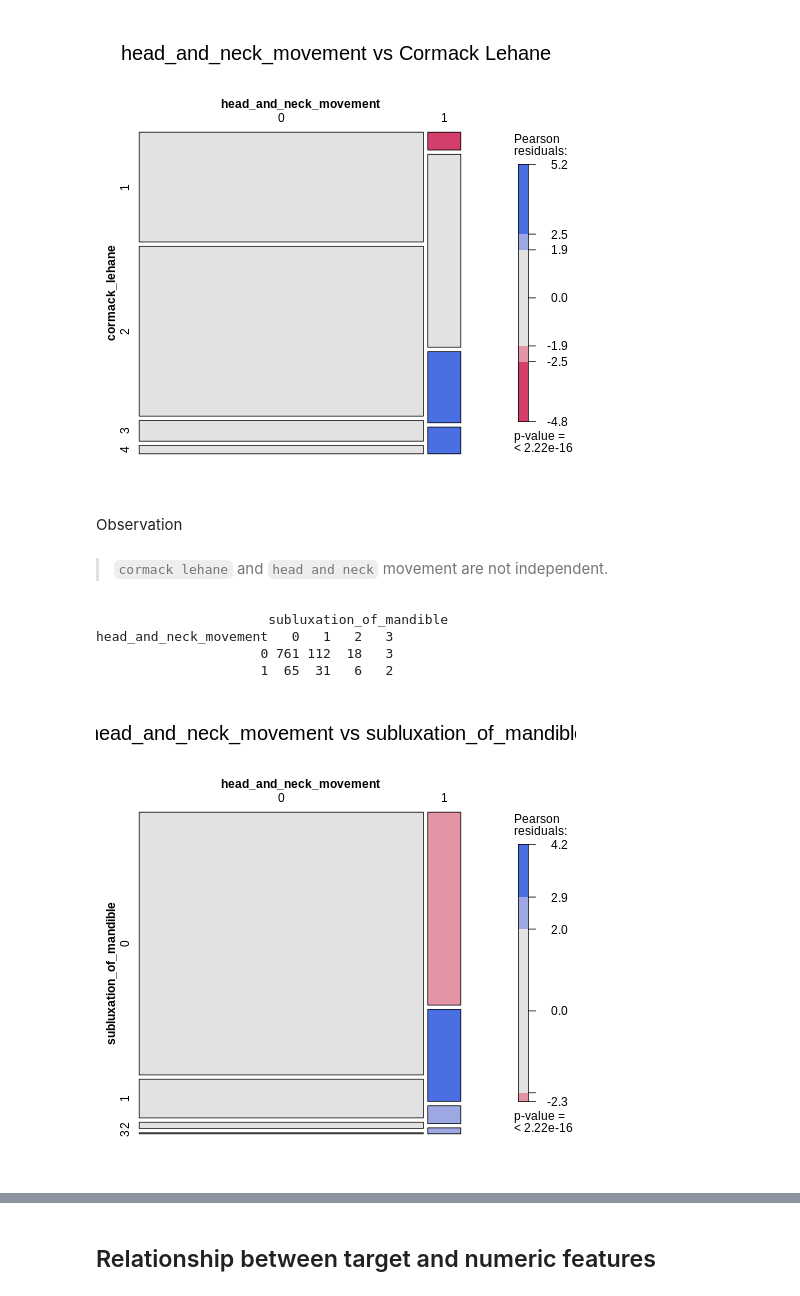
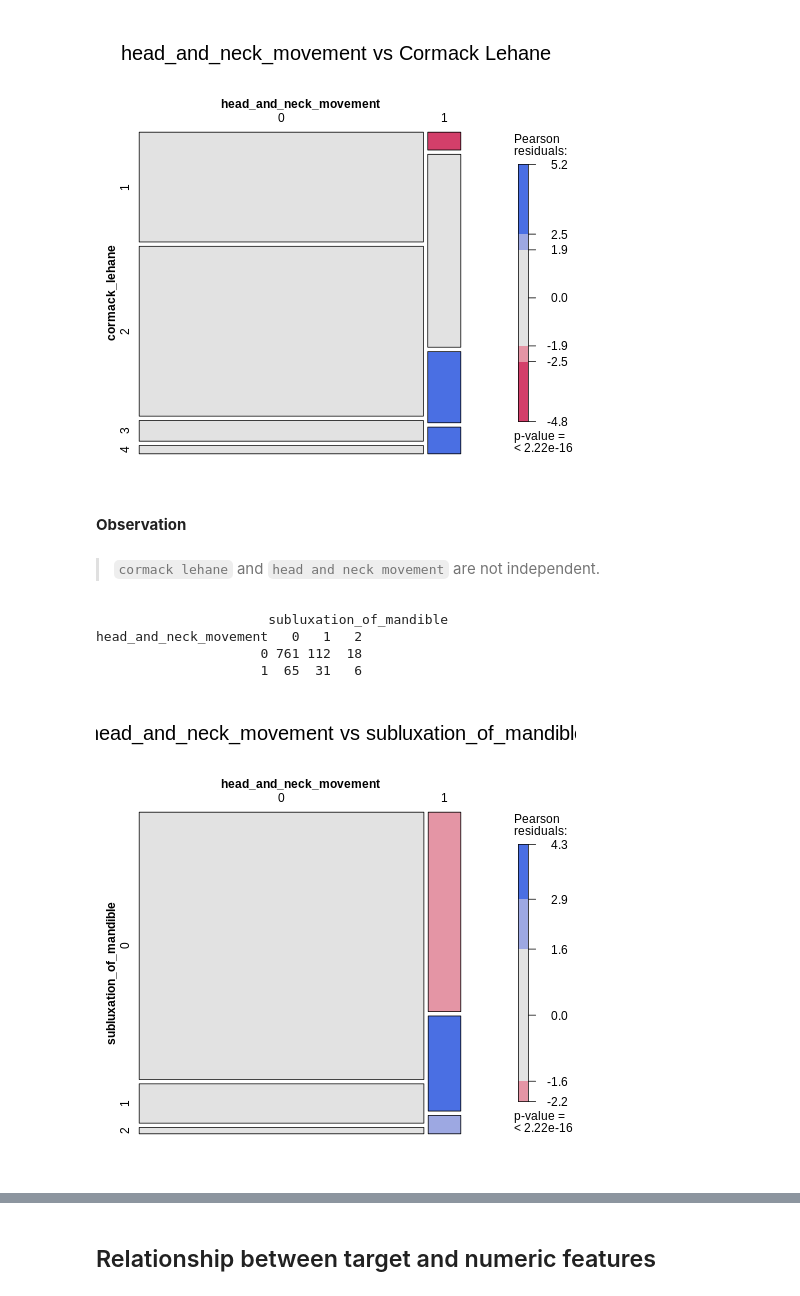
Before and after one commit to harnalashok/classification, a Jupyter notebook: airways.ipynb, the cells around one changed output, grey strips where cells are left out. Cells and saved outputs as stored; diff of their text form; code cells hidden in the pictures.

```diff
--- a/airways.ipynb
+++ b/airways.ipynb
@@ -778,26 +796,31 @@ head_and_neck_movement   1   2   3   4
                      0 318 492  60  24
                      1   6  65  24   9
 [figure]
-# %% [markdown]
-Observation
+# %% [markdown]
+**Observation**
 # %% [markdown]
->`cormack lehane` and `head and neck` movement are not independent.
+>`cormack lehane` and `head and neck movement` are not independent.
 # %%
 %%R
 
+# Filtering out subluxation_of_mandible of 3
+temp<-df_r %>% filter(subluxation_of_mandible != 3)
+temp$subluxation_of_mandible <- temp$subluxation_of_mandible[ , drop=TRUE]
+
+
 #5. head_and_neck_movement vs subluxation_of_mandible
-art <- xtabs(~head_and_neck_movement + subluxation_of_mandible, data = df_r)
+art <- xtabs(~head_and_neck_movement + subluxation_of_mandible, data = temp)
 
 print(art)
 
 mosaic(art,
        gp = shading_max,
        split_vertical = TRUE,
        main="head_and_neck_movement vs subluxation_of_mandible"
        )
 # %% [output]
                       subluxation_of_mandible
-head_and_neck_movement   0   1   2   3
-                     0 761 112  18   3
-                     1  65  31   6   2
+head_and_neck_movement   0   1   2
+                     0 761 112  18
+                     1  65  31   6
-[figure, old version]
+[figure, new version]
```
Also changed, not shown: parts of 22 cells of this notebook.
